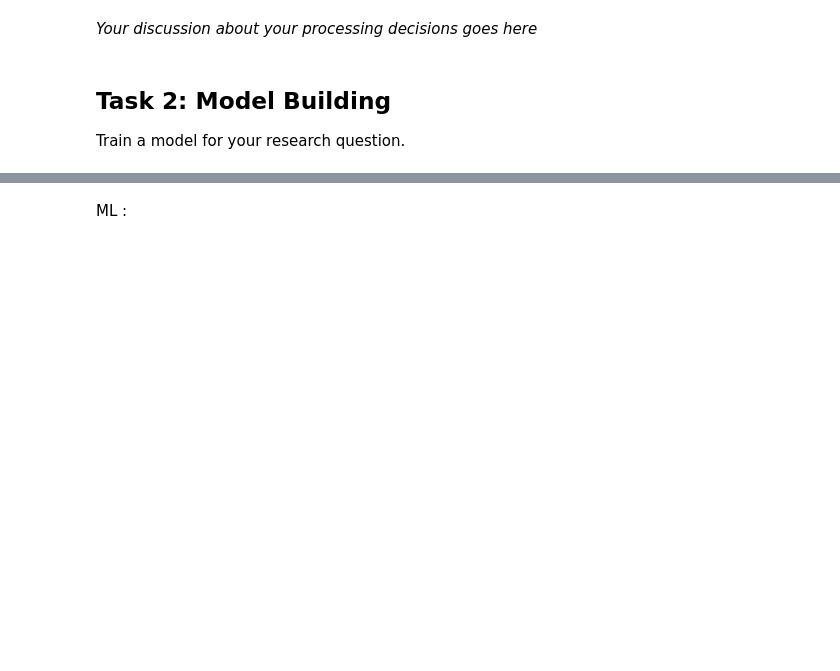
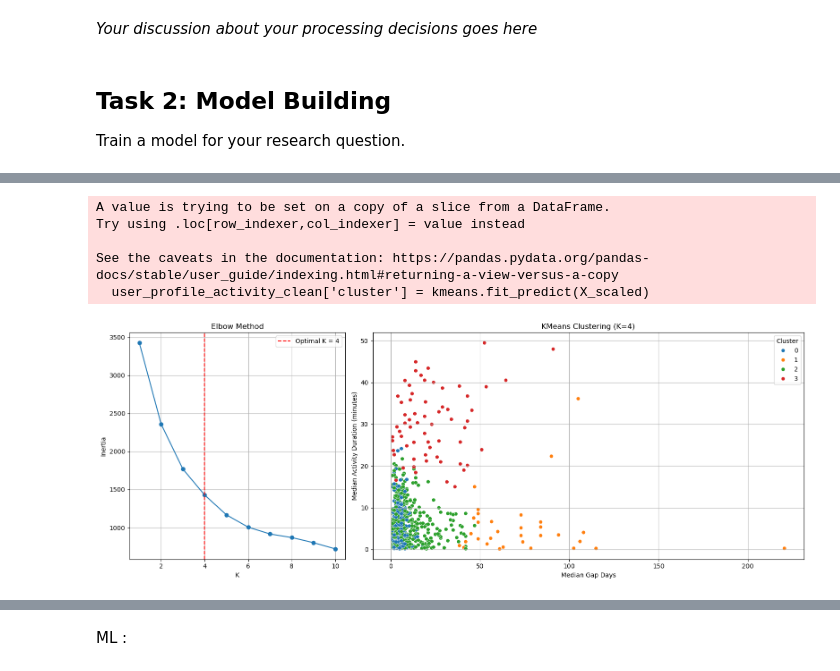
Before and after one commit to malenraychev/BigMMMBehaviour, a Jupyter notebook: m4_team-name.ipynb, the cells around one changed output, grey strips where cells are left out. Cells and saved outputs as stored; diff of their text form; code cells hidden in the pictures; blank space fills up the shorter version.

Commit message:
Activity cleaning done

```diff
--- a/m4_team-name.ipynb
+++ b/m4_team-name.ipynb
@@ -293 +309,71 @@ See the caveats in the documentation: https://pandas.pydata.org/pandas-docs/stab
+# %%
+# --- Hyperparameters ---
+columns_used = [
+    'median_gap_days',
+    'active_days_count',
+    'activities_count',
+    'activity_types_count',
+    'median_activity_duration_minutes'
+]
+
+# --- Clean data ---
+user_profile_activity_clean = user_profile_activity.dropna(subset=columns_used)
+X = user_profile_activity_clean[columns_used]
+
+# --- Normalize ---
+scaler = StandardScaler()
+X_scaled = scaler.fit_transform(X)
+
+# --- Elbow method to find optimal K ---
+inertia = []
+K_range = range(1, 11)
+for k in K_range:
+    kmeans = KMeans(n_clusters=k, random_state=42)
+    kmeans.fit(X_scaled)
+    inertia.append(kmeans.inertia_)
+
+# --- Find the "elbow" using KneeLocator ---
+knee = KneeLocator(K_range, inertia, curve="convex", direction="decreasing")
+optimal_k = knee.knee
+
+# --- Apply KMeans with optimal K ---
+kmeans = KMeans(n_clusters=optimal_k, random_state=42)
+user_profile_activity_clean['cluster'] = kmeans.fit_predict(X_scaled)
+
+# --- Plot elbow + clusters (adjust elbow width) ---
+fig, axes = plt.subplots(1, 2, figsize=(16, 6), gridspec_kw={'width_ratios': [1, 2]})
+
+# Elbow chart (smaller)
+axes[0].plot(K_range, inertia, marker='o')
+axes[0].axvline(optimal_k, color='red', linestyle='--', label=f'Optimal K = {optimal_k}')
+axes[0].set_title('Elbow Method')
+axes[0].set_xlabel('K')
+axes[0].set_ylabel('Inertia')
+axes[0].legend()
+axes[0].grid(True)
+
+# Cluster scatterplot (larger)
+sns.scatterplot(
+    data=user_profile_activity_clean,
+    x='median_gap_days',
+    y='median_activity_duration_minutes',
+    hue='cluster',
+    palette='tab10',
+    ax=axes[1]
+)
+axes[1].set_title(f"KMeans Clustering (K={optimal_k})")
+axes[1].set_xlabel("Median Gap Days")
+axes[1].set_ylabel("Median Activity Duration (minutes)")
+axes[1].legend(title='Cluster')
+axes[1].grid(True)
+
+plt.tight_layout()
+plt.show()
+# %% [output]
+A value is trying to be set on a copy of a slice from a DataFrame.
+Try using .loc[row_indexer,col_indexer] = value instead
+
+See the caveats in the documentation: https://pandas.pydata.org/pandas-docs/stable/user_guide/indexing.html#returning-a-view-versus-a-copy
+  user_profile_activity_clean['cluster'] = kmeans.fit_predict(X_scaled)
+[figure, added]
 # %%
```
Also changed, not shown: parts of 26 cells of this notebook, 2 other files.
